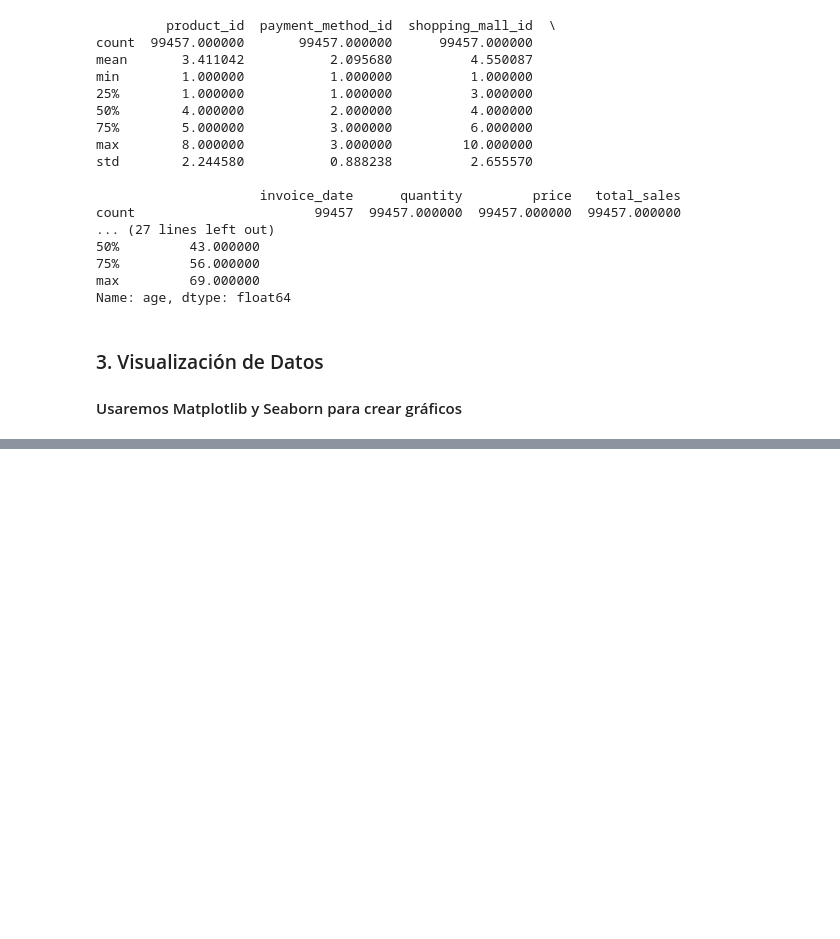
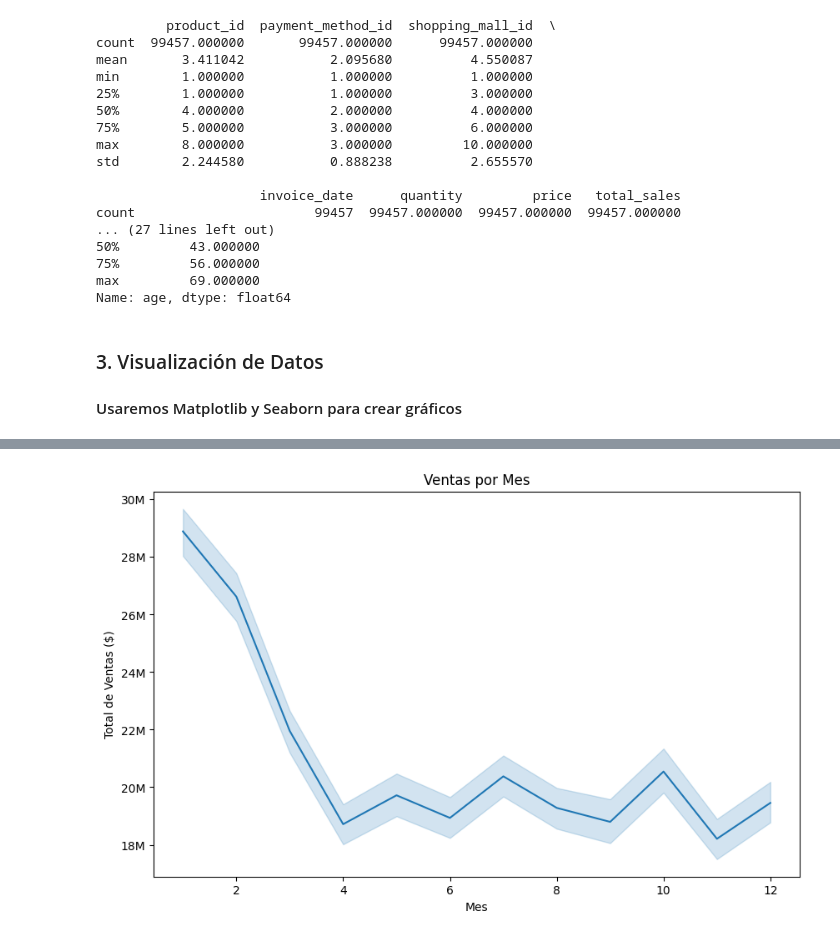
Before and after one commit to Diego-Tolosa/Proyecto-1-IntroCienDatos, a Jupyter notebook: Proyecto.ipynb, the cells around one changed output, grey strips where cells are left out. Cells and saved outputs as stored; diff of their text form; code cells hidden in the pictures; blank space fills up the shorter version.

```diff
--- a/Proyecto.ipynb
+++ b/Proyecto.ipynb
@@ -483,0 +386,16 @@ The `ci` parameter is deprecated. Use `errorbar=None` for the same effect.
+# %%
+# Gráfico 4: Ventas por mes
+sales_df['invoice_date'] = pd.to_datetime(sales_df['invoice_date'])
+sales_df['month'] = sales_df['invoice_date'].dt.month
+plt.figure(figsize=(10, 6))
+sns.lineplot(x='month', y='total_sales', data=sales_df, estimator=sum)
+plt.title('Ventas por Mes')
+plt.xlabel('Mes')
+plt.ylabel('Total de Ventas ($)')
+
+# Formatear el eje Y para mostrar valores en millones
+plt.gca().yaxis.set_major_formatter(plt.FuncFormatter(lambda x, _: f'{int(x/1e6)}M'))
+
+plt.show()
+# %% [output]
+[figure, added]
```
Also changed, not shown: parts of 10 cells of this notebook.
